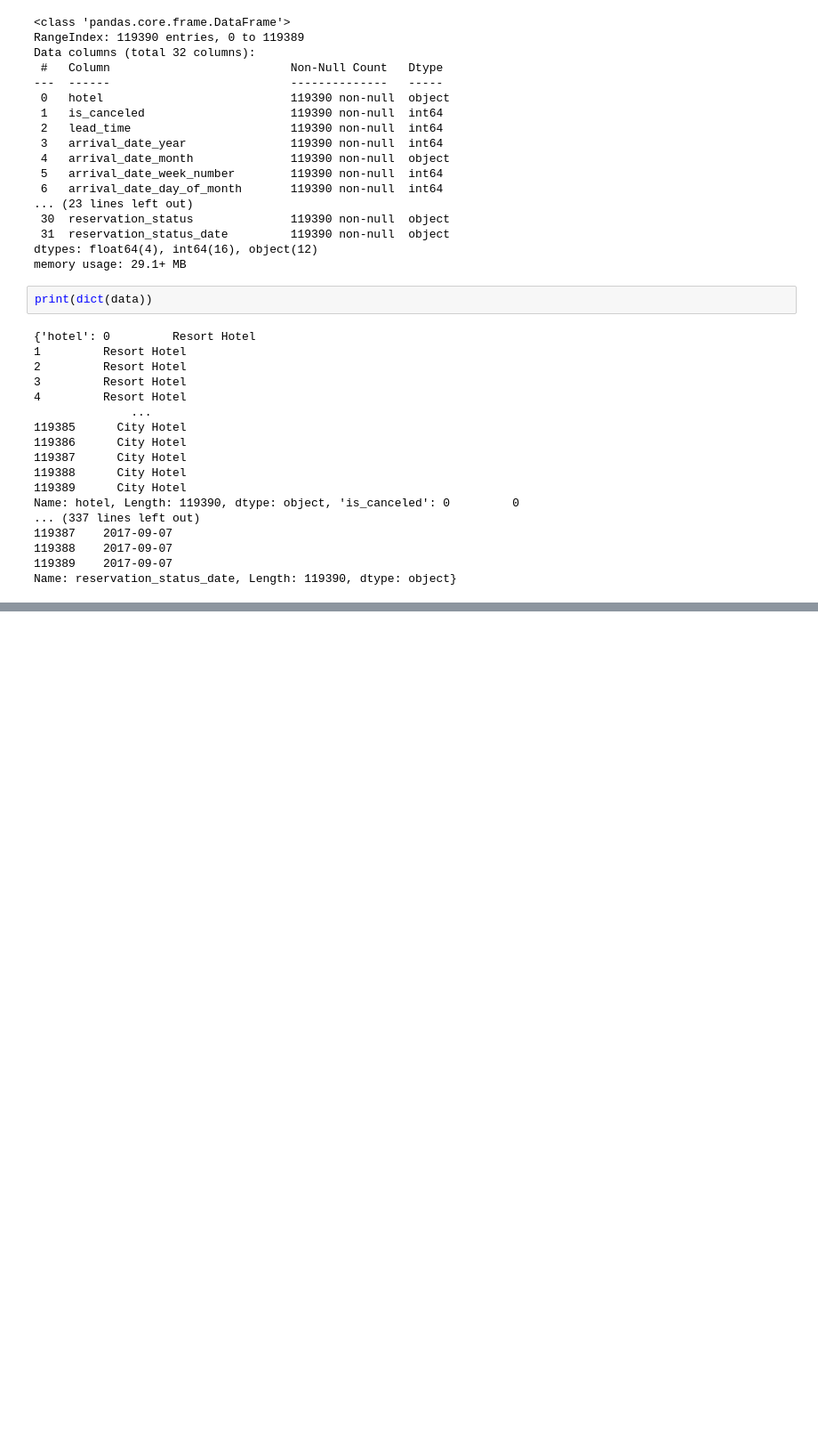
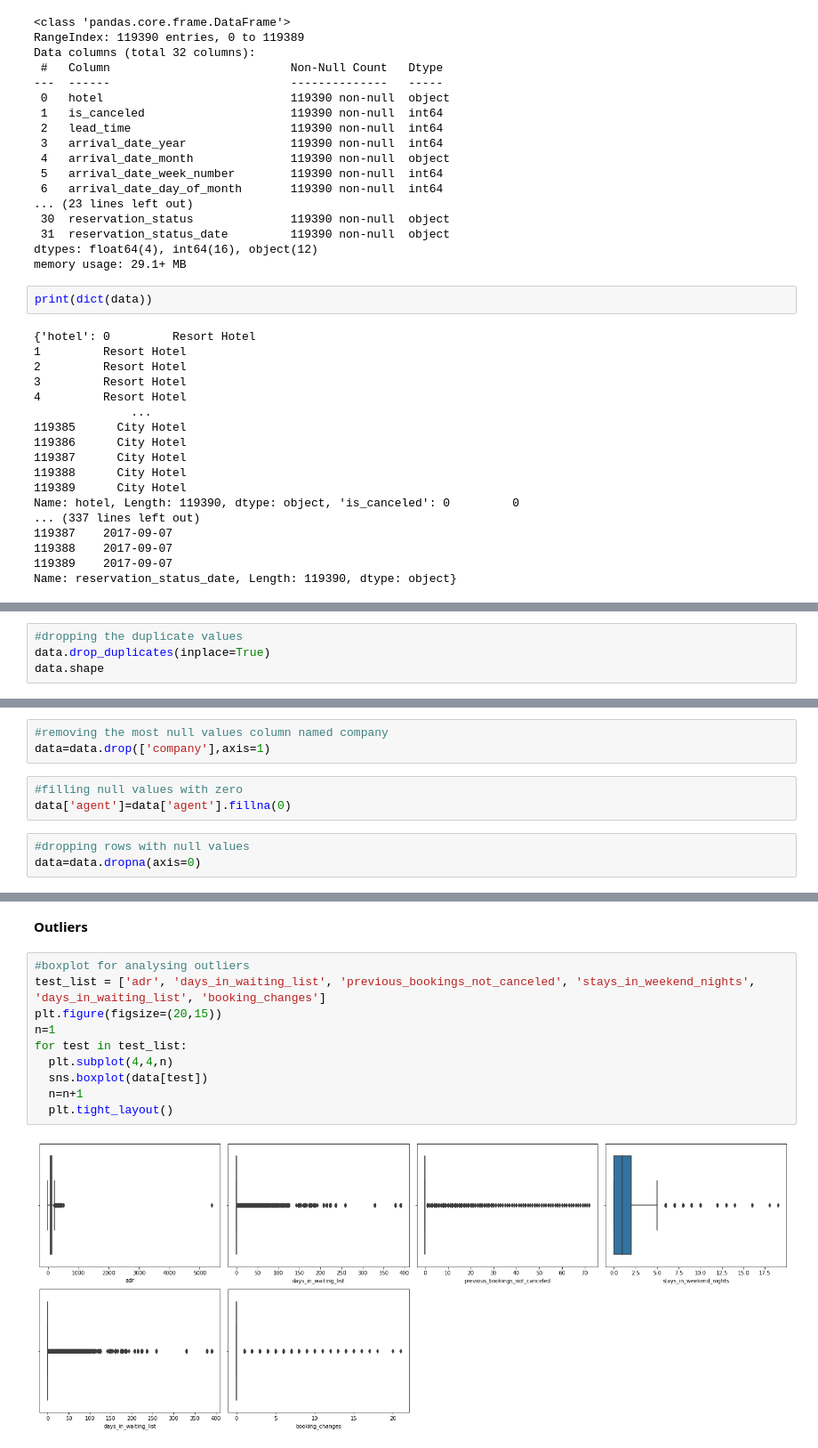
Before and after one commit to kavyasree761/hotel-booking-analysis, a Jupyter notebook: Copy_of_Hotel_Booking_Analysis_Capstone_Project.ipynb, the cells around one changed output, grey strips where cells are left out. Shown at 89% size. Saved outputs shown, nothing was run; the diff lists cells and outputs as text; blank space fills up the shorter version.

```diff
--- a/Copy_of_Hotel_Booking_Analysis_Capstone_Project.ipynb
+++ b/Copy_of_Hotel_Booking_Analysis_Capstone_Project.ipynb
@@ -113,0 +131,4 @@ Name: reservation_status_date, Length: 119390, dtype: object}
+# %%
+#dropping the duplicate values
+data.drop_duplicates(inplace=True)
+data.shape
@@ -113,0 +181,9 @@ Name: reservation_status_date, Length: 119390, dtype: object}
+# %%
+#removing the most null values column named company
+data=data.drop(['company'],axis=1)
+# %%
+#filling null values with zero
+data['agent']=data['agent'].fillna(0)
+# %%
+#dropping rows with null values
+data=data.dropna(axis=0)
@@ -113,0 +210,14 @@ Name: reservation_status_date, Length: 119390, dtype: object}
+# %% [markdown]
+**Outliers**
+# %%
+#boxplot for analysing outliers
+test_list = ['adr', 'days_in_waiting_list', 'previous_bookings_not_canceled', 'stays_in_weekend_nights', 'days_in_waiting_list', 'booking_changes']
+plt.figure(figsize=(20,15))
+n=1
+for test in test_list:
+  plt.subplot(4,4,n)
+  sns.boxplot(data[test])
+  n=n+1
+  plt.tight_layout()
+# %% [output]
+[figure, added]
```
Also changed, not shown: parts of 22 cells of this notebook.
